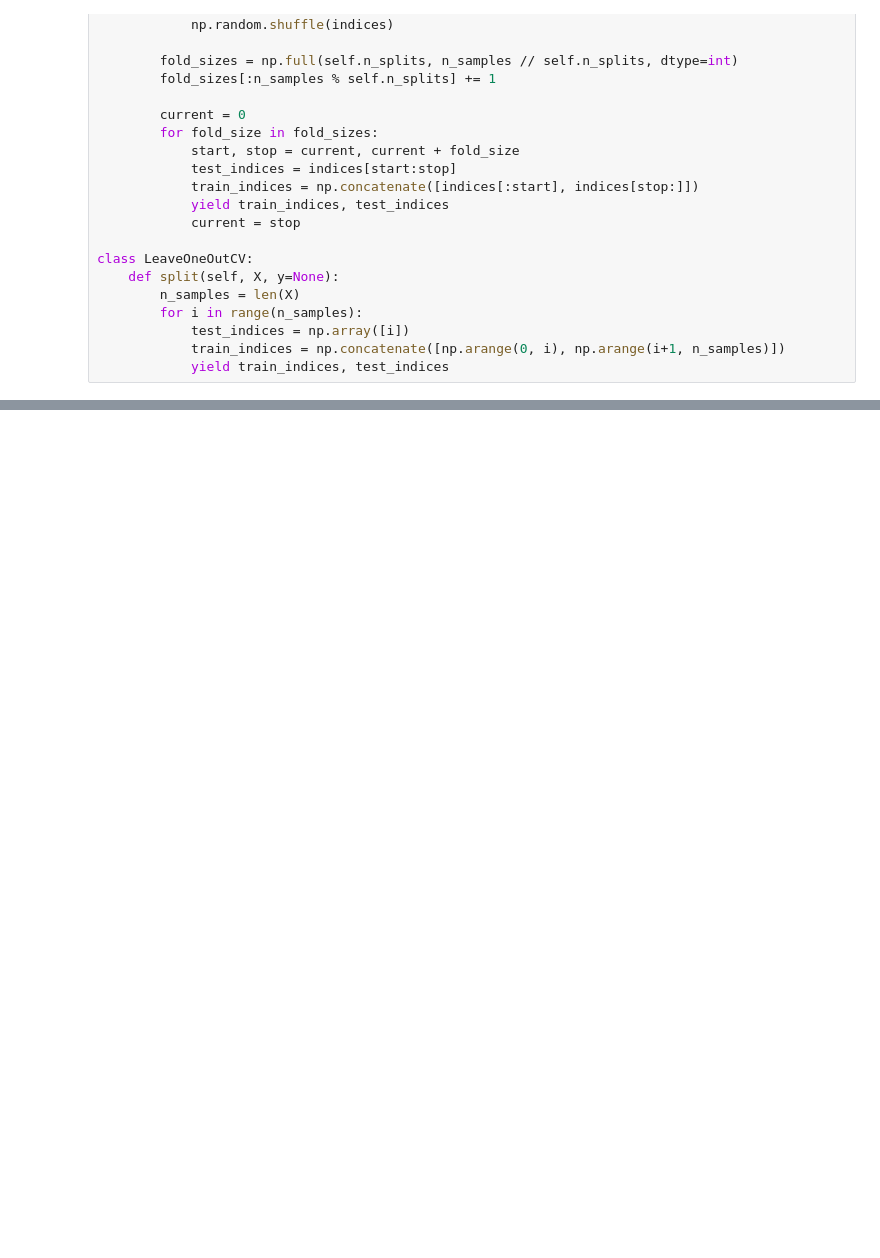
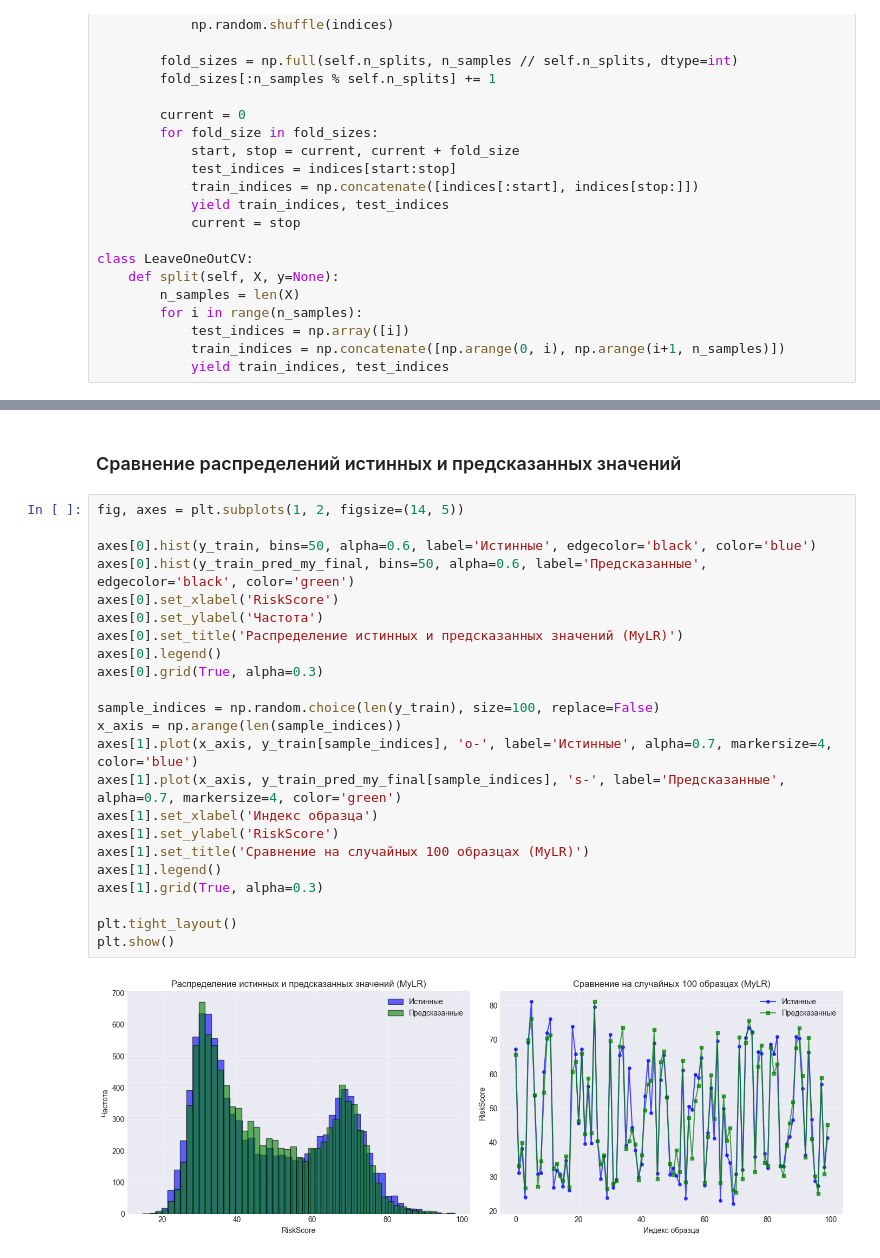
Before and after one commit to NikitaKoros/ml-5-sem, a Jupyter notebook: lab1/lab1.ipynb, the cells around one changed output, grey strips where cells are left out. Cells and saved outputs as stored; diff of their text form; blank space fills up the shorter version.

```diff
--- a/lab1/lab1.ipynb
+++ b/lab1/lab1.ipynb
@@ -944,0 +1060,27 @@ Train R²: 0.9203
+# %% [markdown]
+### Сравнение распределений истинных и предсказанных значений
+# %%
+fig, axes = plt.subplots(1, 2, figsize=(14, 5))
+
+axes[0].hist(y_train, bins=50, alpha=0.6, label='Истинные', edgecolor='black', color='blue')
+axes[0].hist(y_train_pred_my_final, bins=50, alpha=0.6, label='Предсказанные', edgecolor='black', color='green')
+axes[0].set_xlabel('RiskScore')
+axes[0].set_ylabel('Частота')
+axes[0].set_title('Распределение истинных и предсказанных значений (MyLR)')
+axes[0].legend()
+axes[0].grid(True, alpha=0.3)
+
+sample_indices = np.random.choice(len(y_train), size=100, replace=False)
+x_axis = np.arange(len(sample_indices))
+axes[1].plot(x_axis, y_train[sample_indices], 'o-', label='Истинные', alpha=0.7, markersize=4, color='blue')
+axes[1].plot(x_axis, y_train_pred_my_final[sample_indices], 's-', label='Предсказанные', alpha=0.7, markersize=4, color='green')
+axes[1].set_xlabel('Индекс образца')
+axes[1].set_ylabel('RiskScore')
+axes[1].set_title('Сравнение на случайных 100 образцах (MyLR)')
+axes[1].legend()
+axes[1].grid(True, alpha=0.3)
+
+plt.tight_layout()
+plt.show()
+# %% [output]
+[figure, added]
```
Also changed, not shown: parts of 16 cells of this notebook.
